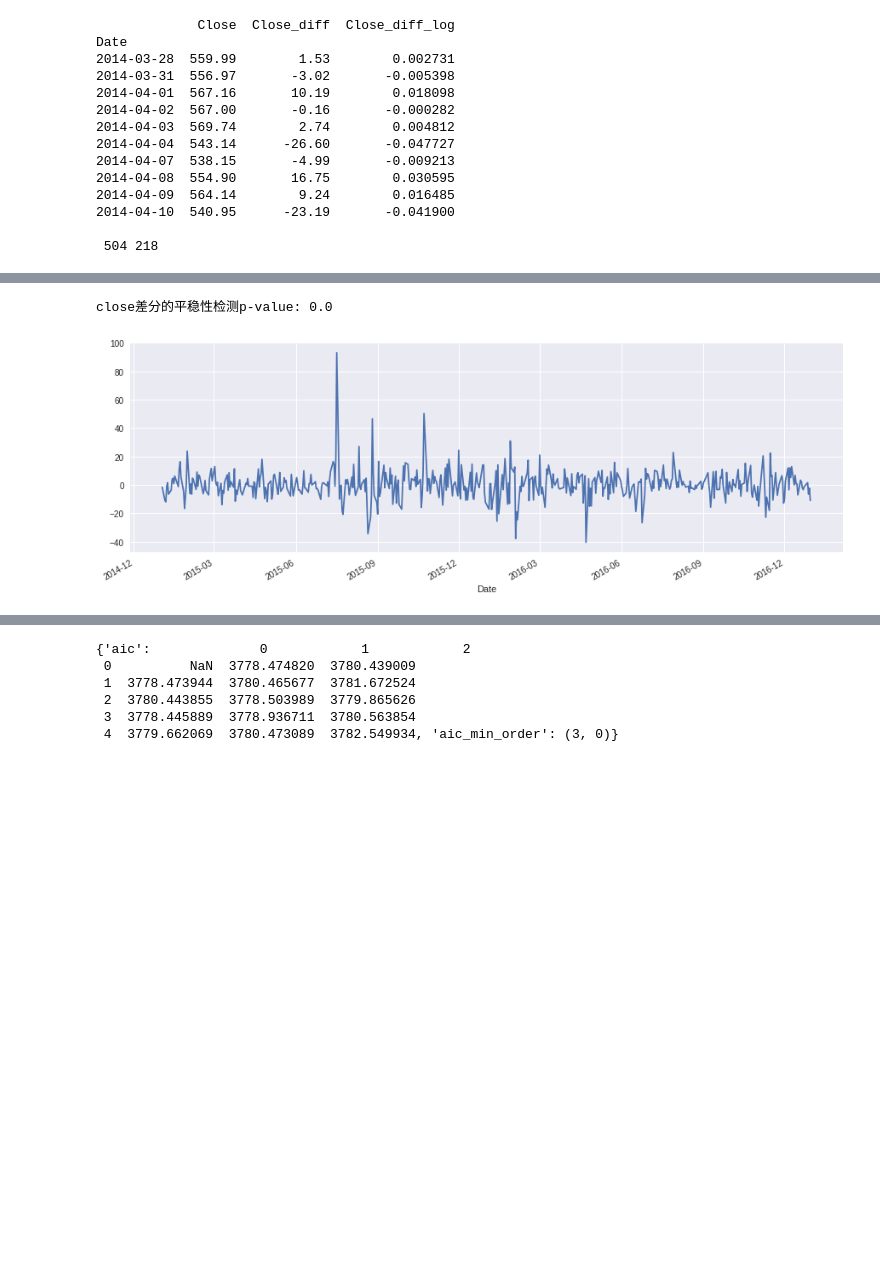
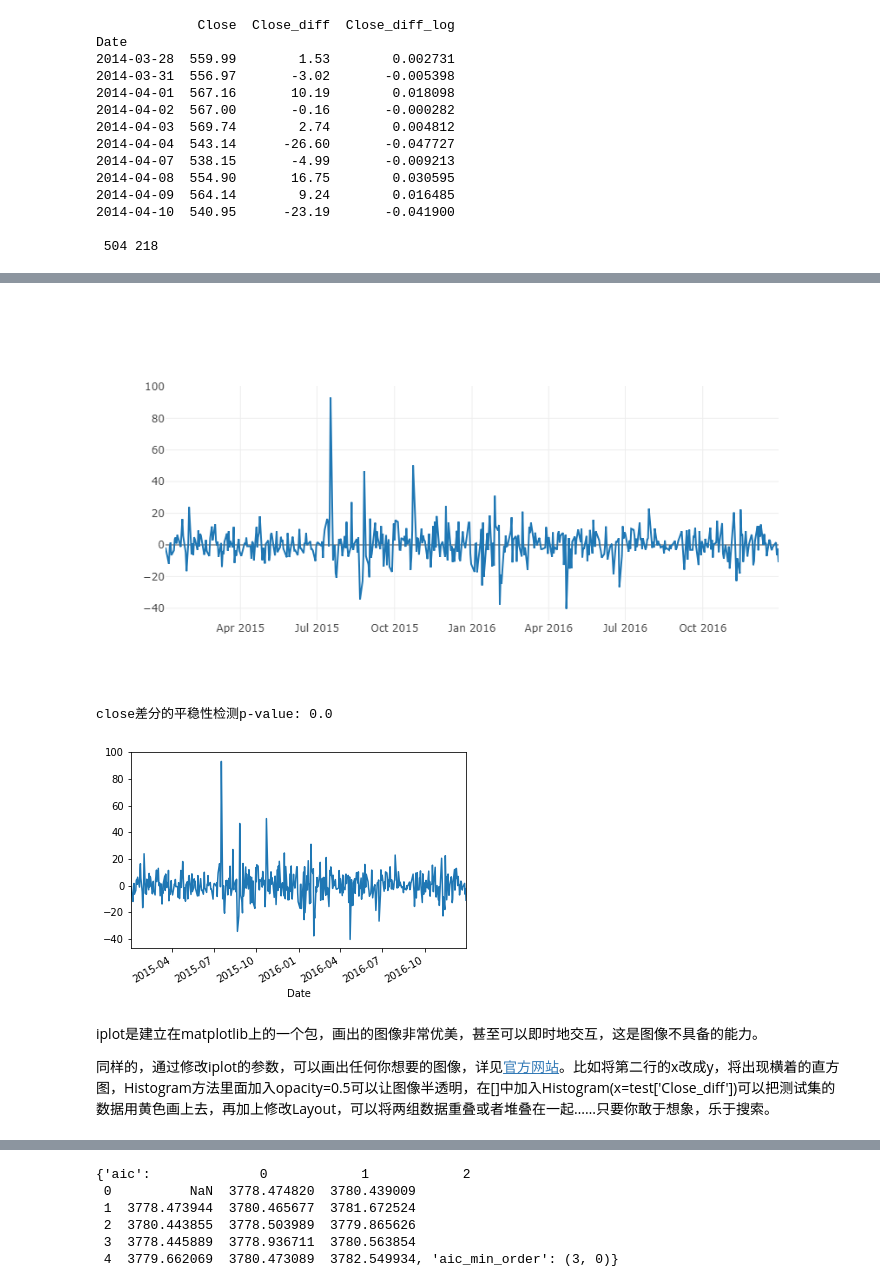
Before and after one commit to moop-china/old_notebook_courses, a Jupyter notebook: 金融python实战教程/3.金融解决方案/复杂教程_ARIMA_py.ipynb, the cells around one changed output, grey strips where cells are left out. Cells and saved outputs as stored; diff of their text form; code cells hidden in the pictures; blank space fills up the shorter version.

```diff
--- a/金融python实战教程/3.金融解决方案/复杂教程_ARIMA_py.ipynb
+++ b/金融python实战教程/3.金融解决方案/复杂教程_ARIMA_py.ipynb
@@ -195,12 +160,17 @@ Date
 # %%
-#iplot([Scatter(x=train.index, y=train['Close_diff'])])
+iplot([Scatter(x=train.index, y=train['Close_diff'])])
 train['Close_diff'].plot()
 plt.show()
 #平稳性检测
 from statsmodels.tsa.stattools import adfuller as ADF
 print('close差分的平稳性检测p-value: {}'.format(ADF(train['Close_diff'].dropna())[1]))
 #p<a,平稳的
 # %% [output]
+[figure, new version]
 close差分的平稳性检测p-value: 0.0
-[figure, old version]
+[figure, added]
+# %% [markdown]
+iplot是建立在matplotlib上的一个包，画出的图像非常优美，甚至可以即时地交互，这是图像不具备的能力。
+
+同样的，通过修改iplot的参数，可以画出任何你想要的图像，详见[官方网站](https://plot.ly/python/)。比如将第二行的x改成y，将出现横着的直方图，Histogram方法里面加入opacity=0.5可以让图像半透明，在[]中加入Histogram(x=test['Close_diff'])可以把测试集的数据用黄色画上去，再加上修改Layout，可以将两组数据重叠或者堆叠在一起……只要你敢于想象，乐于搜索。
 # %%
```
Also changed, not shown: parts of 20 cells of this notebook, 20 other files.
